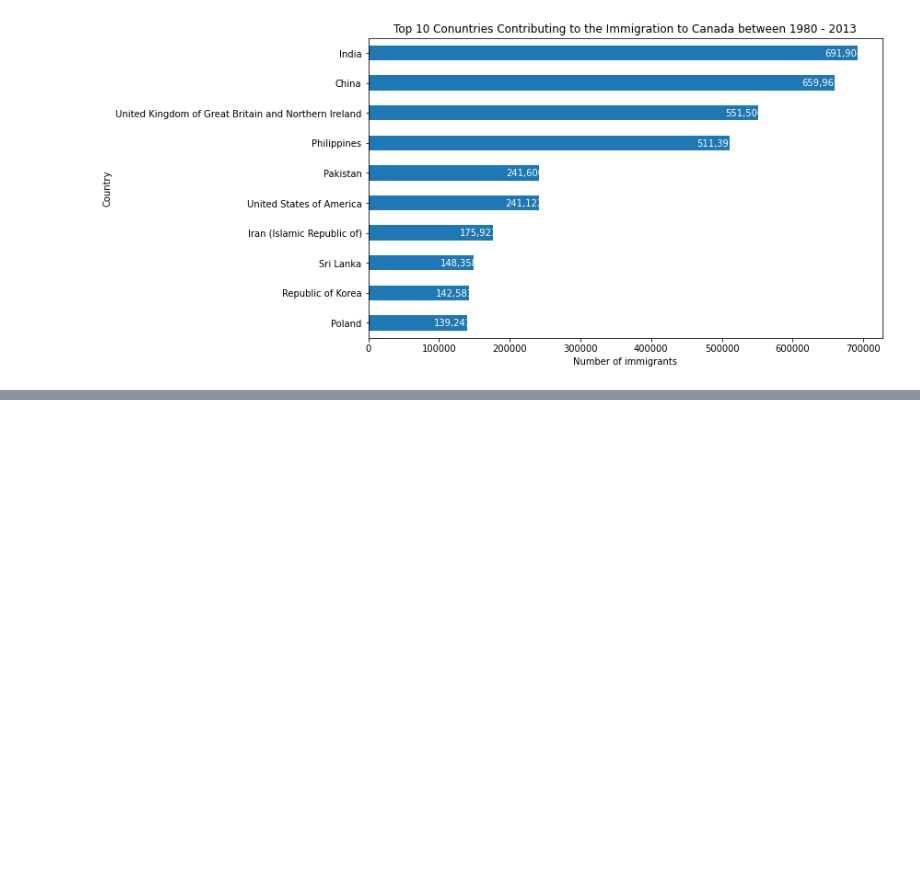
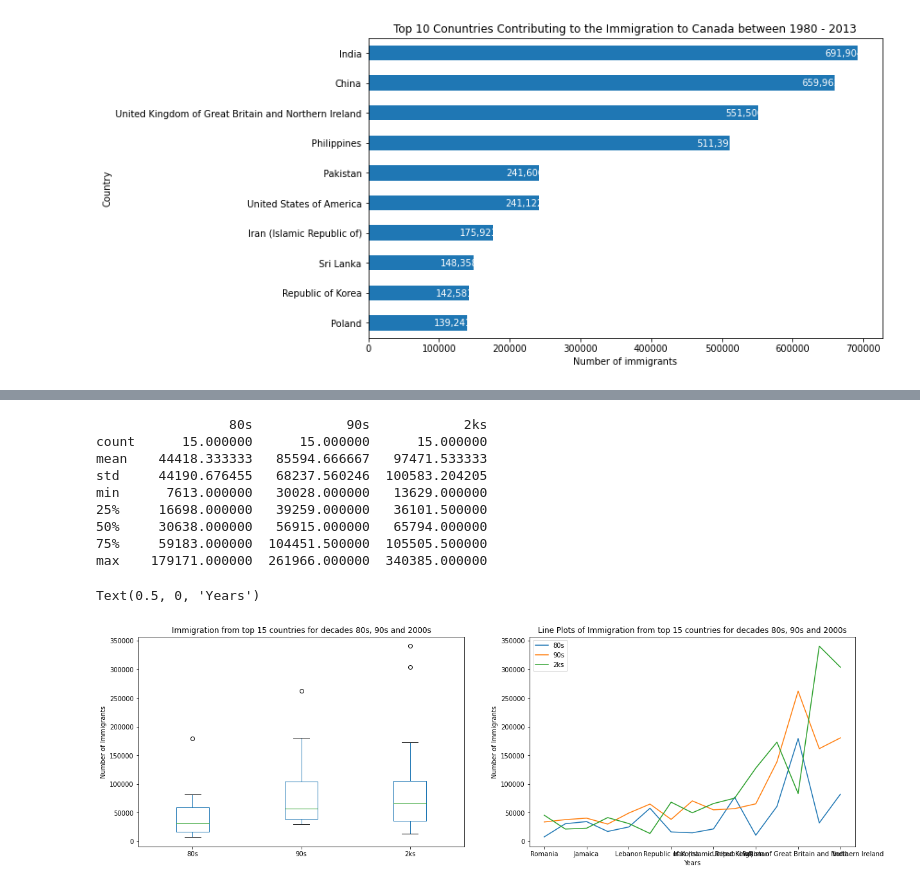
Before and after one commit to harveyvn/Data-Visualization-with-Python, a Jupyter notebook: Exploring_Datasets_on_Immigration_to_Canada.ipynb, the cells around one changed output, grey strips where cells are left out. Cells and saved outputs as stored; diff of their text form; code cells hidden in the pictures; blank space fills up the shorter version.

```diff
--- a/Exploring_Datasets_on_Immigration_to_Canada.ipynb
+++ b/Exploring_Datasets_on_Immigration_to_Canada.ipynb
@@ -552,0 +723,29 @@ Text(0.5, 1.0, 'Top 10 Conuntries Contributing to the Immigration to Canada betw
+# %%
+print(df_decades.describe())
+print("\n")
+
+# create figure
+fig = plt.figure()
+ax0 = fig.add_subplot(1, 2, 1)
+ax1 = fig.add_subplot(1, 2, 2)
+
+ax0 = df_decades.plot(kind='box', figsize=(8, 6), ax=ax0)
+ax0.set_title('Immigration from top 15 countries for decades 80s, 90s and 2000s')
+ax0.set_ylabel('Number of Immigrants')
+
+df_decades.plot(kind='line', figsize=(20, 6), ax=ax1)
+ax1.set_title ('Line Plots of Immigration from top 15 countries for decades 80s, 90s and 2000s')
+ax1.set_ylabel('Number of Immigrants')
+ax1.set_xlabel('Years')
+# %% [output]
+                 80s            90s            2ks
+count      15.000000      15.000000      15.000000
+mean    44418.333333   85594.666667   97471.533333
+std     44190.676455   68237.560246  100583.204205
+min      7613.000000   30028.000000   13629.000000
+25%     16698.000000   39259.000000   36101.500000
+50%     30638.000000   56915.000000   65794.000000
+75%     59183.000000  104451.500000  105505.500000
+max    179171.000000  261966.000000  340385.000000
+Text(0.5, 0, 'Years')
+[figure, added]
```
Also changed, not shown: parts of 10 cells of this notebook.
